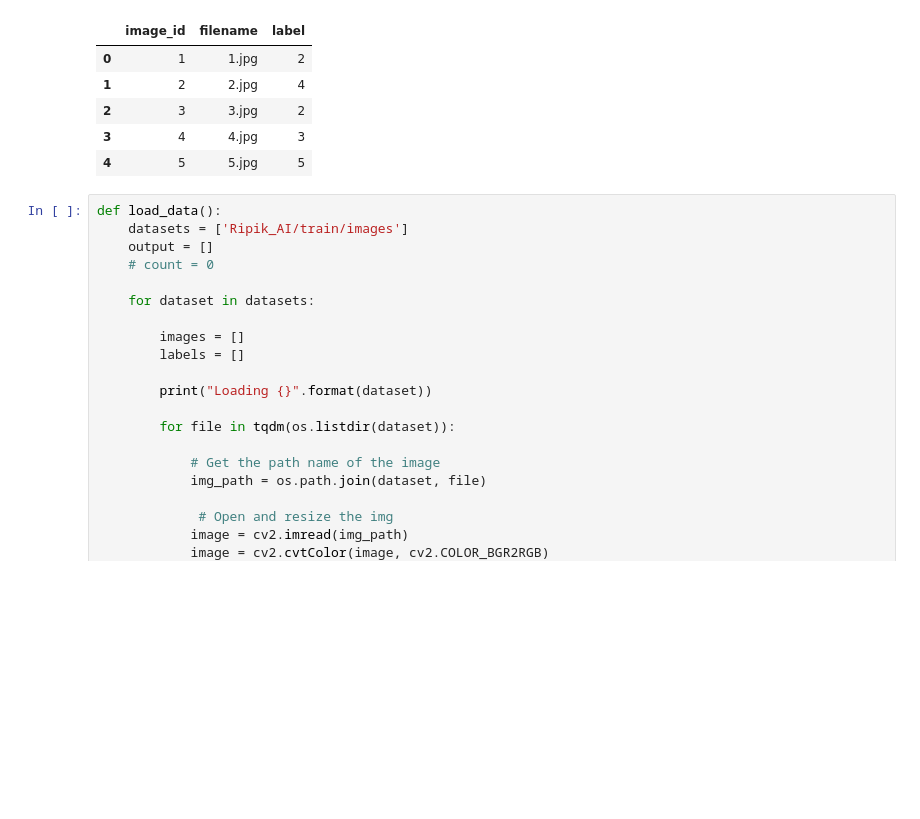
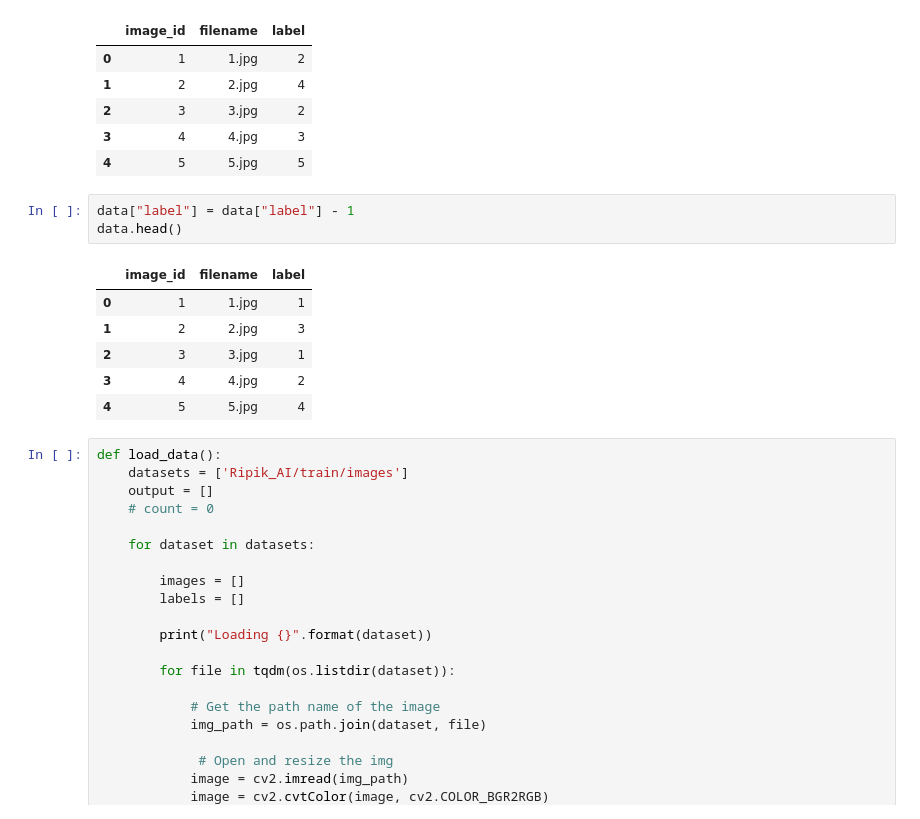
Before and after one commit to madhavk292/AI-ML-DS, a Jupyter notebook: Image Classification/image_classifficatin_car_insurance.ipynb, the cells around one changed output. Cells and saved outputs as stored; diff of their text form; blank space fills up the shorter version.

```diff
--- a/Image Classification/image_classifficatin_car_insurance.ipynb
+++ b/Image Classification/image_classifficatin_car_insurance.ipynb
@@ -63,6 +65,16 @@ data.head()
 | 2 | 3 | 3.jpg | 2 |
 | 3 | 4 | 4.jpg | 3 |
 | 4 | 5 | 5.jpg | 5 |
+# %%
+data["label"] = data["label"] - 1
+data.head()
+# %% [output]
+|  | image_id | filename | label |
+| 0 | 1 | 1.jpg | 1 |
+| 1 | 2 | 2.jpg | 3 |
+| 2 | 3 | 3.jpg | 1 |
+| 3 | 4 | 4.jpg | 2 |
+| 4 | 5 | 5.jpg | 4 |
 # %%
 def load_data():
     datasets = ['Ripik_AI/train/images']
```
Also changed, not shown: parts of 12 cells of this notebook, 1 other file.
